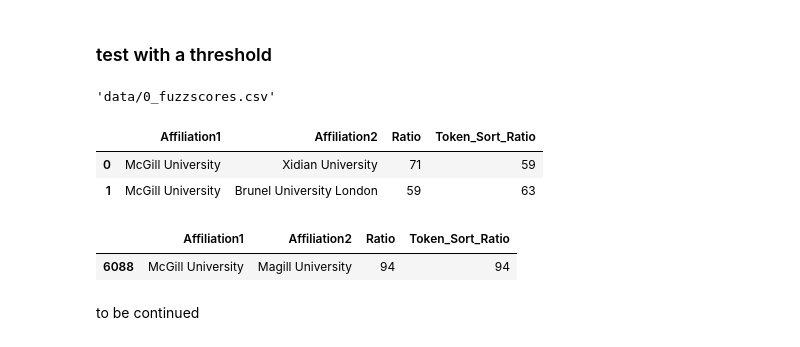
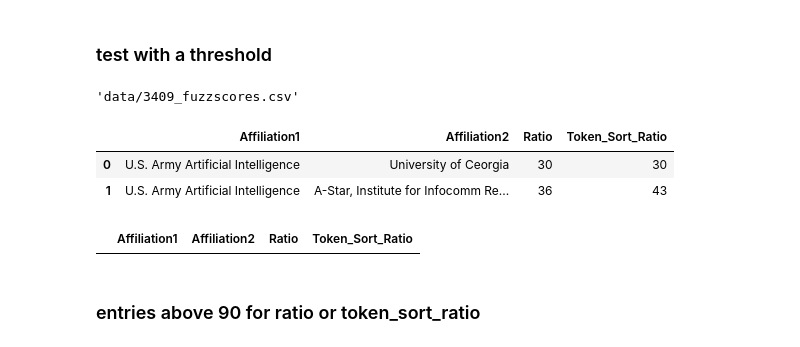
Before and after one commit to yihuiwang96/ais, a Jupyter notebook: duplicate_affiliation.ipynb, the cells around one changed output. Saved outputs shown, nothing was run; the diff lists cells and outputs as text; code cells hidden in the pictures.

```diff
--- a/duplicate_affiliation.ipynb
+++ b/duplicate_affiliation.ipynb
@@ -171,22 +171,21 @@ len(file_l)
 # %%
 thres = 90
 # %%
-i = 0
+i = 4140
 fname = file_l[i]
 fname
 # %% [output]
-'data/0_fuzzscores.csv'
+'data/3409_fuzzscores.csv'
 # %%
 tmp_df = pd.read_csv(fname)
 tmp_df.head(2)
 # %% [output]
 |  | Affiliation1 | Affiliation2 | Ratio | Token_Sort_Ratio |
-| 0 | McGill University | Xidian University | 71 | 59 |
-| 1 | McGill University | Brunel University London | 59 | 63 |
+| 0 | U.S. Army Artificial Intelligence | University of Ceorgia | 30 | 30 |
+| 1 | U.S. Army Artificial Intelligence | A-Star, Institute for Infocomm Re... | 36 | 43 |
 # %%
-tmp_df.query('Ratio>@thres and Token_Sort_Ratio>@thres')
+tmp_df.query('Ratio>@thres or Token_Sort_Ratio>@thres')
 # %% [output]
 |  | Affiliation1 | Affiliation2 | Ratio | Token_Sort_Ratio |
-| 6088 | McGill University | Magill University | 94 | 94 |
-# %% [markdown]
-to be continued
+# %% [markdown]
+### entries above 90 for ratio or token_sort_ratio
```
Also changed, not shown: parts of 36 cells of this notebook, 2 other files.
